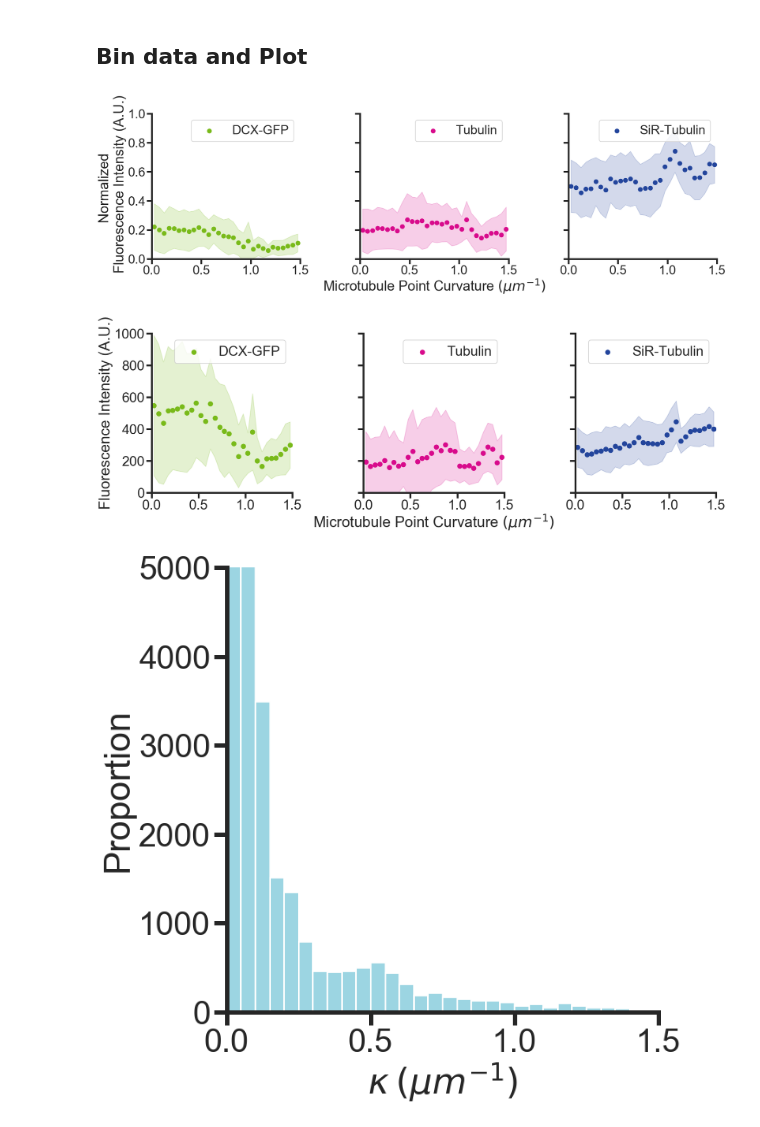
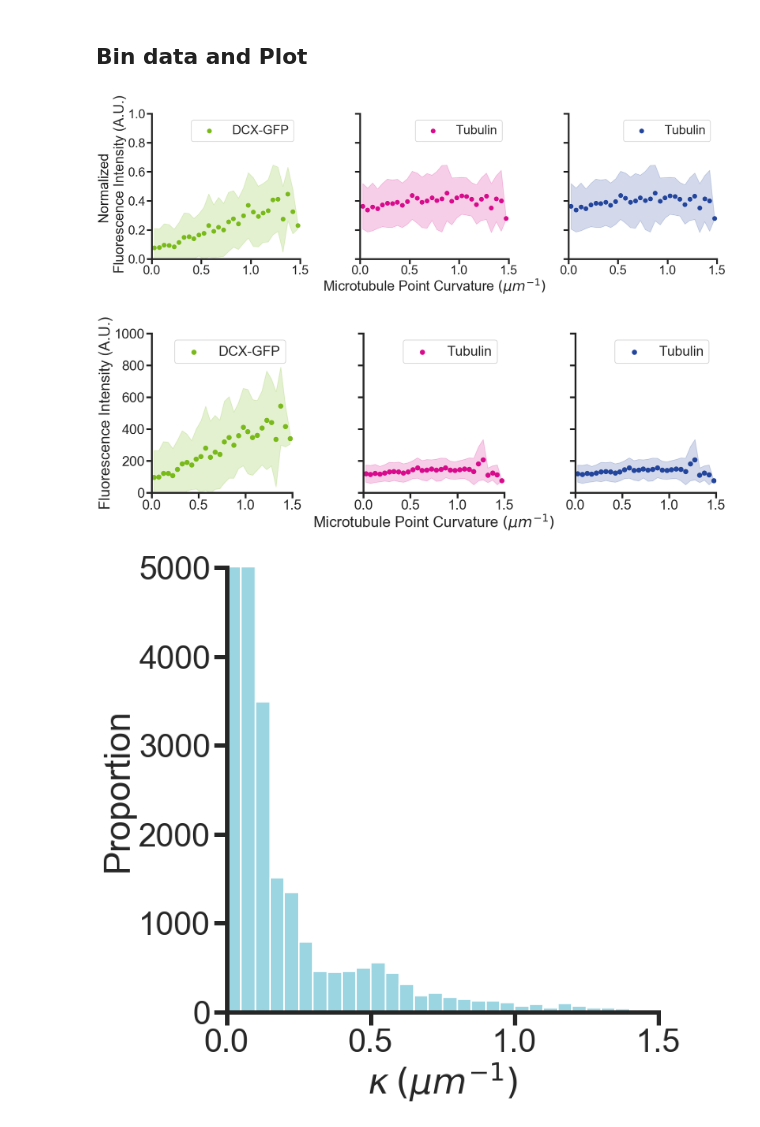
Before and after one commit to sofiacruzt/sofia-brouhardlab, a Jupyter notebook: curvature_taxol/curvature.ipynb, the cells around one changed output. Drawn from its saved outputs; the diff is of its cells as text; code cells hidden in the pictures.

Commit message:
process dcx taxol mts

```diff
--- a/curvature_taxol/curvature.ipynb
+++ b/curvature_taxol/curvature.ipynb
@@ -28,7 +28,7 @@ DCXconc = '[DCX] ' r'$(n M)$'
 DCX = 'DCX'
 Type = 'DCX Type'
 
-taxol = '[SiR] ' r'$(\mu M)$'
+taxol = '[Taxol] ' r'$(\mu M)$'#'[SiR] ' r'$(\mu M)$'
 
 Concentration = 'Concentration ' r'$(\mu M)$'
 Length = 'Length ' r'$(\mu m)$'
@@ -464,10 +461,11 @@ data_interval_std = data.groupby(pd.cut(data['Point Curvature (um-1)'], np.arang
 # %%
 data_interval_mean['Bin Center'] =np.arange(binsize, limX+binsize, binsize)-binsize/2
 data_interval_std['Bin Center'] =np.arange(binsize, limX+binsize, binsize)-binsize/2
+# %%
+DataLabel = [['DCX-GFP'],['Tubulin'],['Tubulin']]
+channels=['Red','Green','Blue']
+colors=[green,magenta,blue]
 # %%
-DataLabel = [['DCX-GFP'],['Tubulin'],['SiR-Tubulin']]
-channels=['Green','Red','Blue']
-colors=[green,magenta,blue]
 gs = fig.add_gridspec(1, 3, hspace=0, wspace=0)
 fig, ax = plt.subplots(1,3,figsize=(27,9), sharey=True)
 
@@ -480,38 +478,35 @@ for i in np.arange(len(ax)):
     std = data_interval_std[channel+' Intensity Normalized'].values
     color = colors[count]
     ax[i].scatter(x, mean, color=color)
     ax[i].fill_between(x, mean - std, mean + std, color=color, alpha=0.2)
     ax[i].set_ylim(0,1)
     ax[i].set_xlim(0,1.5)
 
     ax[i].spines['left'].set_lw(5)
     ax[i].spines['bottom'].set_lw(5)
     ax[i].tick_params(axis='both', width = 5, length = 15)
 
     ax[i].legend(DataLabel[i],loc='upper right')
 
     count += 1
 
 
 ax[0].set_ylabel('Normalized \n Fluorescence Intensity (A.U.)')
 ax[1].set_xlabel('Microtubule Point Curvature '  r'$(\mu m ^{-1})$')
 
 #fig.supxlabel('Microtubule Point Curvature ' r'$(\mu m ^{-1})$')
 
 sns.set_style("ticks")
 sns.despine()
 
 sns.set_context("poster", font_scale=1.7, rc={"lines.linewidth":3.0})
 
 plt.tight_layout()
 
 plt.savefig(path/('curvature_dcx_'+date_today+'.svg'))
 # %% [output]
-[figure, old version]
+[figure, new version]
 # %%
-DataLabel = [['DCX-GFP'],['Tubulin'],['SiR-Tubulin']]
-channels=['Green','Red','Blue']
-colors=[green,magenta,blue]
 gs = fig.add_gridspec(1, 3, hspace=0, wspace=0)
 fig, ax = plt.subplots(1,3,figsize=(25,9), sharey=True)
 
@@ -551,7 +546,7 @@ plt.tight_layout()
 
 plt.savefig(path/('curvature_dcx_'+date_today+'.svg'))
 # %% [output]
-[figure, old version]
+[figure, new version]
 # %%
 fig, ax = plt.subplots(1,1,figsize=(10.5,10))
 sns.histplot(data, x='Point Curvature (um-1)',bins=np.arange(0, limX+binsize, binsize), color='#7BC8D9')#, stat='probability')
```
Also changed, not shown: parts of 8 cells of this notebook.
